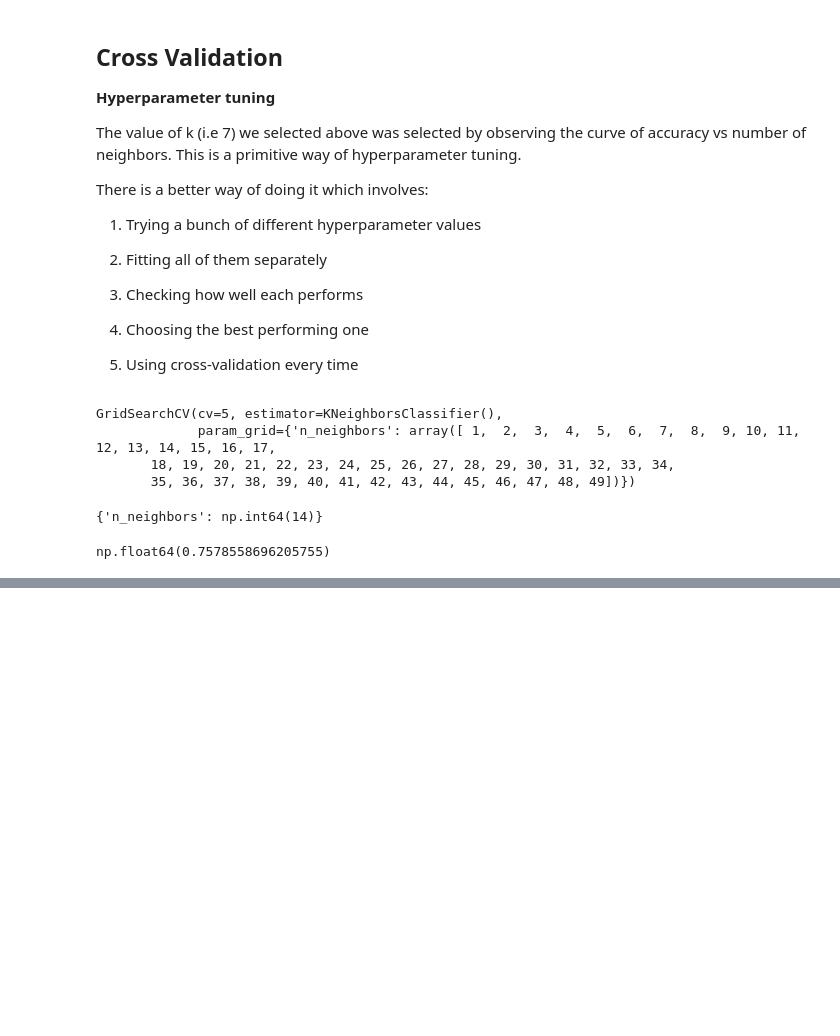
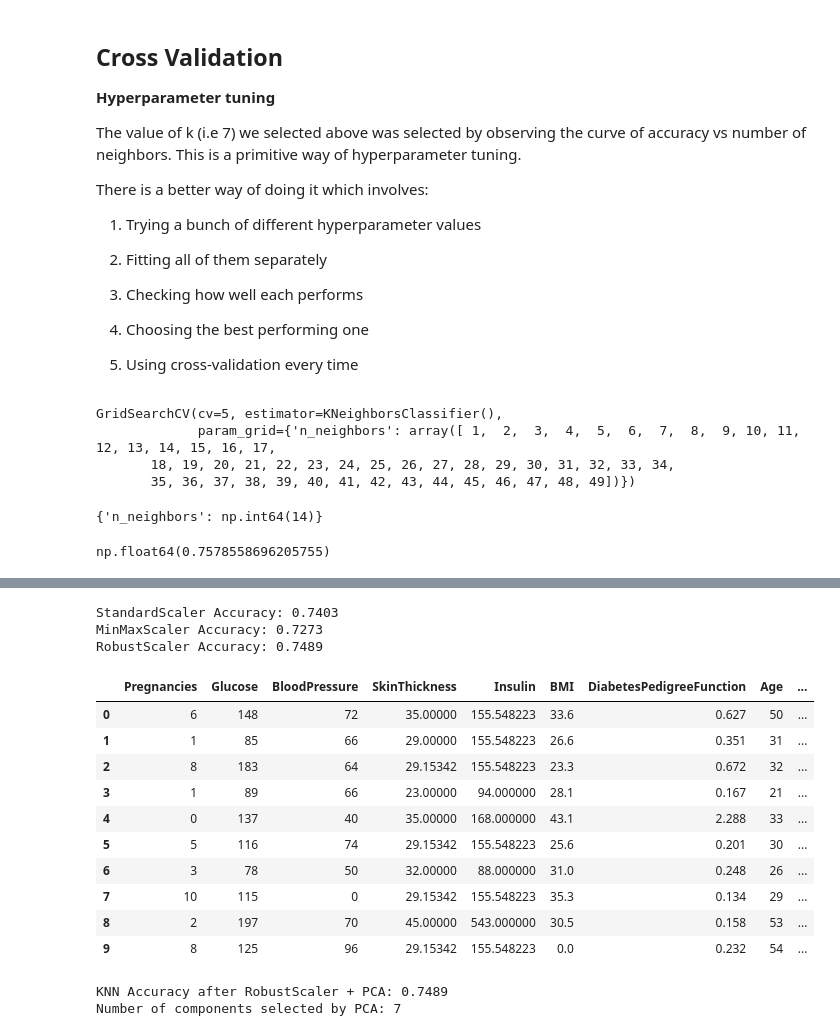
Before and after one commit to RoozmehrAKP/Diabetes-prediction, a Jupyter notebook: Alpha.ipynb, the cells around one changed output, grey strips where cells are left out. Saved outputs shown, nothing was run; the diff lists cells and outputs as text; code cells hidden in the pictures; blank space fills up the shorter version.

```diff
--- a/Alpha.ipynb
+++ b/Alpha.ipynb
@@ -203,0 +292,70 @@ np.float64(0.7578558696205755)
+# %%
+from sklearn.preprocessing import StandardScaler, MinMaxScaler, RobustScaler
+# Different scalers
+scalers = {
+    "StandardScaler": StandardScaler(),
+    "MinMaxScaler": MinMaxScaler(),
+    "RobustScaler": RobustScaler()
+}
+
+# Test each scaler
+for scaler_name, scaler in scalers.items():
+    # Apply scaling
+    X_train_scaled = scaler.fit_transform(X_train)
+    X_test_scaled = scaler.transform(X_test)
+
+    # Train KNN model
+    knn = KNeighborsClassifier(n_neighbors=14)
+    knn.fit(X_train_scaled, y_train)
+
+    # Predict and evaluate
+    y_pred = knn.predict(X_test_scaled)
+    accuracy = accuracy_score(y_test, y_pred)
+
+    print(f"{scaler_name} Accuracy: {accuracy:.4f}")
+# %% [output]
+StandardScaler Accuracy: 0.7403
+MinMaxScaler Accuracy: 0.7273
+RobustScaler Accuracy: 0.7489
+# %%
+df.head(10)
+# %% [output]
+|  | Pregnancies | Glucose | BloodPressure | SkinThickness | Insulin | BMI | DiabetesPedigreeFunction | Age | ... |
+| 0 | 6 | 148 | 72 | 35.00000 | 155.548223 | 33.6 | 0.627 | 50 | ... |
+| 1 | 1 | 85 | 66 | 29.00000 | 155.548223 | 26.6 | 0.351 | 31 | ... |
+| 2 | 8 | 183 | 64 | 29.15342 | 155.548223 | 23.3 | 0.672 | 32 | ... |
+| 3 | 1 | 89 | 66 | 23.00000 | 94.000000 | 28.1 | 0.167 | 21 | ... |
+| 4 | 0 | 137 | 40 | 35.00000 | 168.000000 | 43.1 | 2.288 | 33 | ... |
+| 5 | 5 | 116 | 74 | 29.15342 | 155.548223 | 25.6 | 0.201 | 30 | ... |
+| 6 | 3 | 78 | 50 | 32.00000 | 88.000000 | 31.0 | 0.248 | 26 | ... |
+| 7 | 10 | 115 | 0 | 29.15342 | 155.548223 | 35.3 | 0.134 | 29 | ... |
+| 8 | 2 | 197 | 70 | 45.00000 | 543.000000 | 30.5 | 0.158 | 53 | ... |
+| 9 | 8 | 125 | 96 | 29.15342 | 155.548223 | 0.0 | 0.232 | 54 | ... |
+# %%
+from sklearn.decomposition import PCA
+
+# Apply RobustScaler
+scaler = RobustScaler()
+X_train_scaled = scaler.fit_transform(X_train)
+X_test_scaled = scaler.transform(X_test)
+
+# Apply PCA (keep 95% variance)
+pca = PCA(n_components=0.95)
+X_train_pca = pca.fit_transform(X_train_scaled)
+X_test_pca = pca.transform(X_test_scaled)
+
+# Train KNN with optimal k
+knn_pca = KNeighborsClassifier(n_neighbors=14)
+knn_pca.fit(X_train_pca, y_train)
+
+# Predict and evaluate
+y_pred_pca = knn_pca.predict(X_test_pca)
+accuracy_pca = accuracy_score(y_test, y_pred_pca)
+
+print(f"KNN Accuracy after RobustScaler + PCA: {accuracy_pca:.4f}")
+
+# Show number of components selected
+print(f"Number of components selected by PCA: {pca.n_components_}")
+# %% [output]
+KNN Accuracy after RobustScaler + PCA: 0.7489
+Number of components selected by PCA: 7
```
Also changed, not shown: parts of 6 cells of this notebook.
